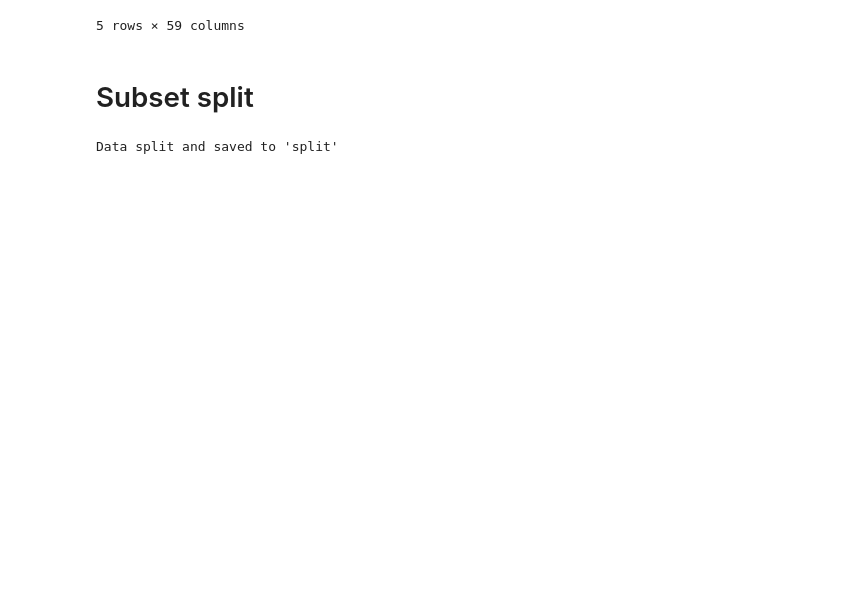
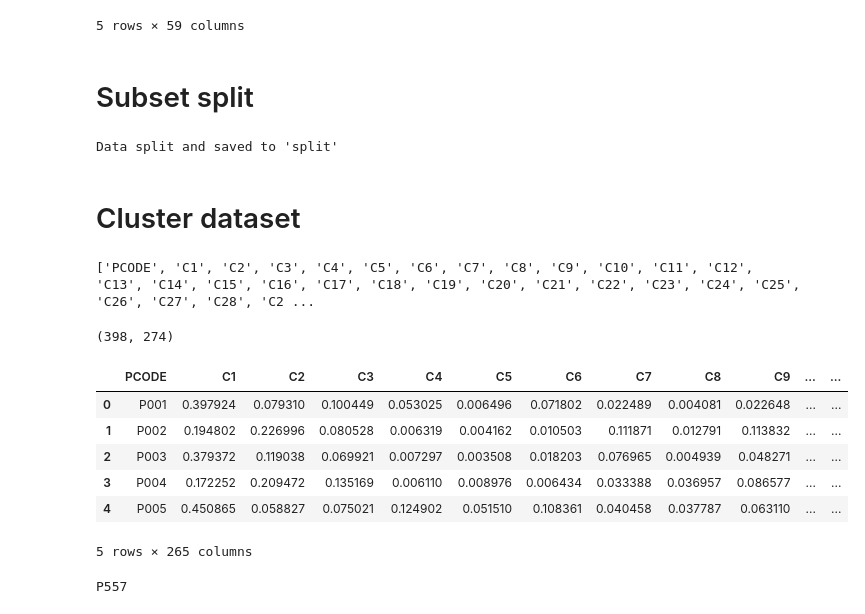
Before and after one commit to MestDash/PID, a Jupyter notebook: notebooks/preprocess.ipynb, the cells around one changed output. Cells and saved outputs as stored; diff of their text form; code cells hidden in the pictures; blank space fills up the shorter version.

```diff
--- a/notebooks/preprocess.ipynb
+++ b/notebooks/preprocess.ipynb
@@ -410,3 +410,37 @@ label_counts.to_csv("label_counts.csv", index=False)
 )
 # %% [output]
 Data split and saved to 'split'
+# %% [markdown]
+# Cluster dataset
+# %%
+df1 = pd.read_csv("cluster2mcl_perc.csv")
+df2 = pd.read_csv("mcluster_counts.csv")
+df3 = pd.read_csv("mcluster_perc.csv")
+md = pd.read_csv("metadata.csv")
+# %%
+df1 = df1.rename(columns={'Unnamed: 0': 'PCODE'})
+df2 = df2.rename(columns={'Unnamed: 0': 'PCODE'})
+df3 = df3.rename(columns={'Unnamed: 0': 'PCODE'})
+md = md.drop(columns='Unnamed: 0')
+# %%
+from functools import reduce
+data_frames = [df1, df2, df3, md]
+df_merged = reduce(lambda left, right: pd.merge(left, right, on='PCODE', how='inner'), data_frames)
+# %%
+columns = df_merged.columns.tolist()
+print(columns)
+df_merged.shape
+# %% [output]
+['PCODE', 'C1', 'C2', 'C3', 'C4', 'C5', 'C6', 'C7', 'C8', 'C9', 'C10', 'C11', 'C12', 'C13', 'C14', 'C15', 'C16', 'C17', 'C18', 'C19', 'C20', 'C21', 'C22', 'C23', 'C24', 'C25', 'C26', 'C27', 'C28', 'C2 ...
+(398, 274)
+# %%
+df_merged = cleaner(df_merged)
+df_merged.head()
+# %% [output]
+|  | PCODE | C1 | C2 | C3 | C4 | C5 | C6 | C7 | C8 | C9 | ... | ... |
+| 0 | P001 | 0.397924 | 0.079310 | 0.100449 | 0.053025 | 0.006496 | 0.071802 | 0.022489 | 0.004081 | 0.022648 | ... | ... |
+| 1 | P002 | 0.194802 | 0.226996 | 0.080528 | 0.006319 | 0.004162 | 0.010503 | 0.111871 | 0.012791 | 0.113832 | ... | ... |
+| 2 | P003 | 0.379372 | 0.119038 | 0.069921 | 0.007297 | 0.003508 | 0.018203 | 0.076965 | 0.004939 | 0.048271 | ... | ... |
+| 3 | P004 | 0.172252 | 0.209472 | 0.135169 | 0.006110 | 0.008976 | 0.006434 | 0.033388 | 0.036957 | 0.086577 | ... | ... |
+| 4 | P005 | 0.450865 | 0.058827 | 0.075021 | 0.124902 | 0.051510 | 0.108361 | 0.040458 | 0.037787 | 0.063110 | ... | ... |
+5 rows × 265 columns
@@ -412,0 +452,20 @@ Data split and saved to 'split'
+# %%
+fl_codes = df_fl["PCODE"].unique()
+cl_codes = df_cl["PCODE"].unique()
+
+def uppercase_column(df, column_name):
+    df[column_name] = df[column_name].apply(lambda x: x.upper())
+    return df
+
+df_fl = uppercase_column(df_fl, 'PCODE')
+
+for element in fl_codes:
+    if element not in cl_codes:
+        print(element)
+
+for element in cl_codes:
+    if element not in fl_codes:
+        print('\n')
+        print(element)
+# %% [output]
+P557
```
Also changed, not shown: parts of 11 cells of this notebook.
